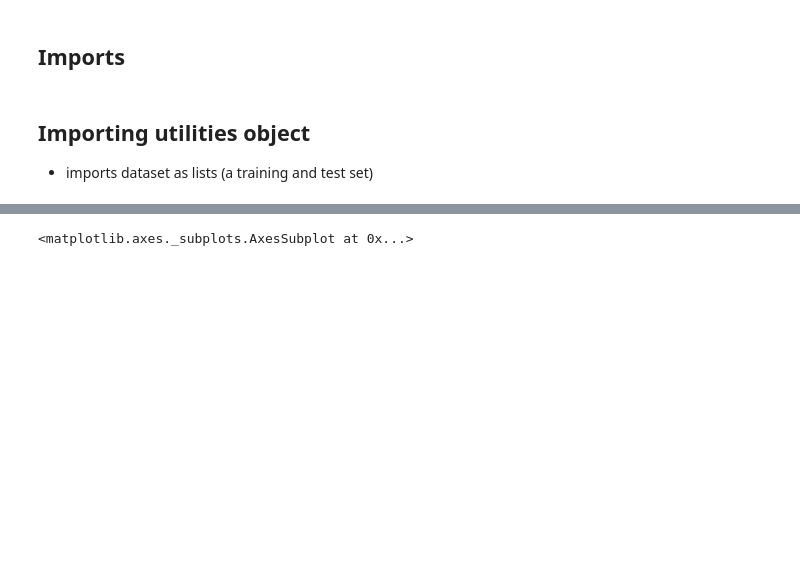
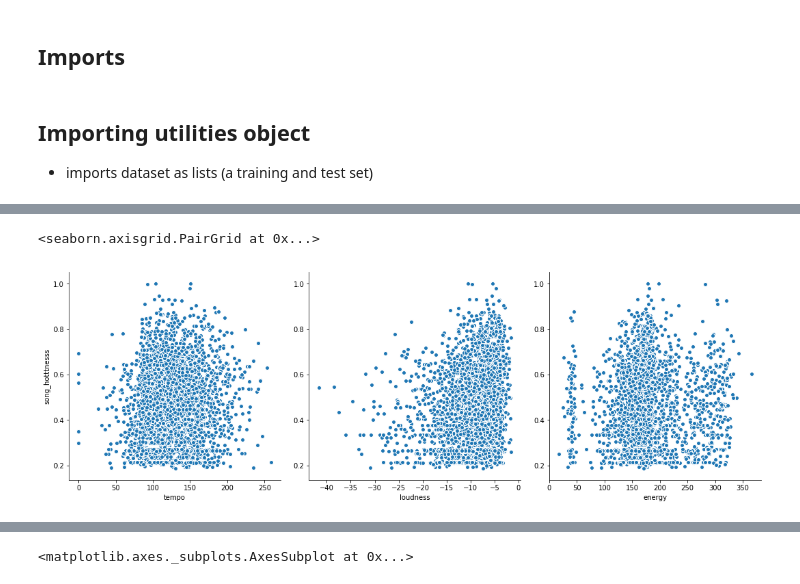
Before and after one commit to rshnn/song-success-predictor, a Jupyter notebook: basic-linear-regression.ipynb, the cells around one changed output, grey strips where cells are left out. Saved outputs shown, nothing was run; the diff lists cells and outputs as text; code cells hidden in the pictures; blank space fills up the shorter version.

```diff
--- a/basic-linear-regression.ipynb
+++ b/basic-linear-regression.ipynb
@@ -57,0 +64,15 @@ testing_DF[['track_id', 'loudness', 'song_hotttnesss']]
+# %%
+loudness = training_DF['loudness']
+tempo = training_DF['tempo']
+time_sig = training_DF['time_signature']
+
+training_DF['energy'] = (50+loudness)*(8-time_sig)
+
+
+
+sns.pairplot(training_DF, x_vars=['tempo', 'loudness', 'energy'],
+# sns.pairplot(training_DF, x_vars=['energy'],
+    y_vars='song_hotttnesss', size=5, aspect=1)
+# %% [output]
+<seaborn.axisgrid.PairGrid at 0x...>
+[figure, added]
```
Also changed, not shown: parts of 10 cells of this notebook, 3 other files.
